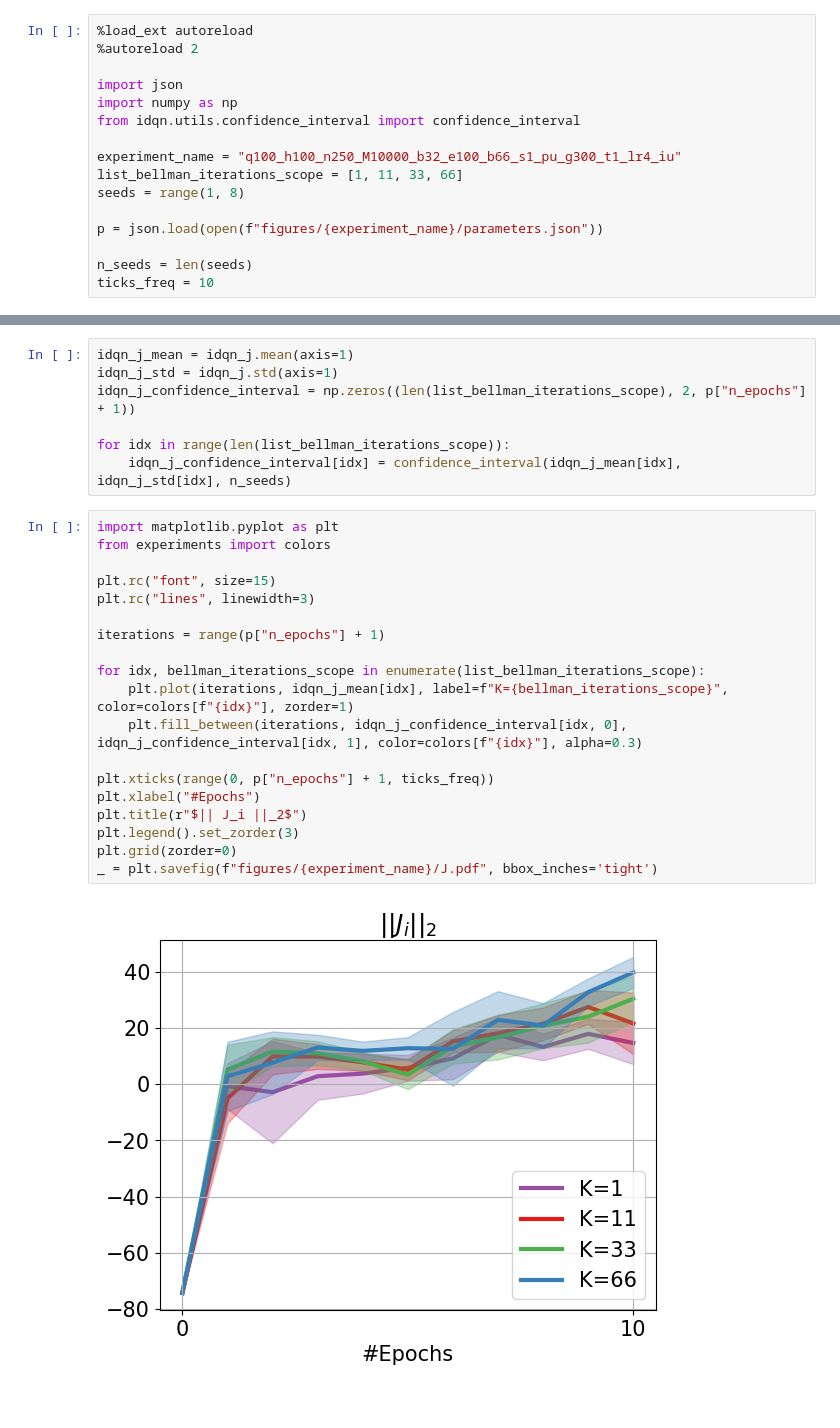
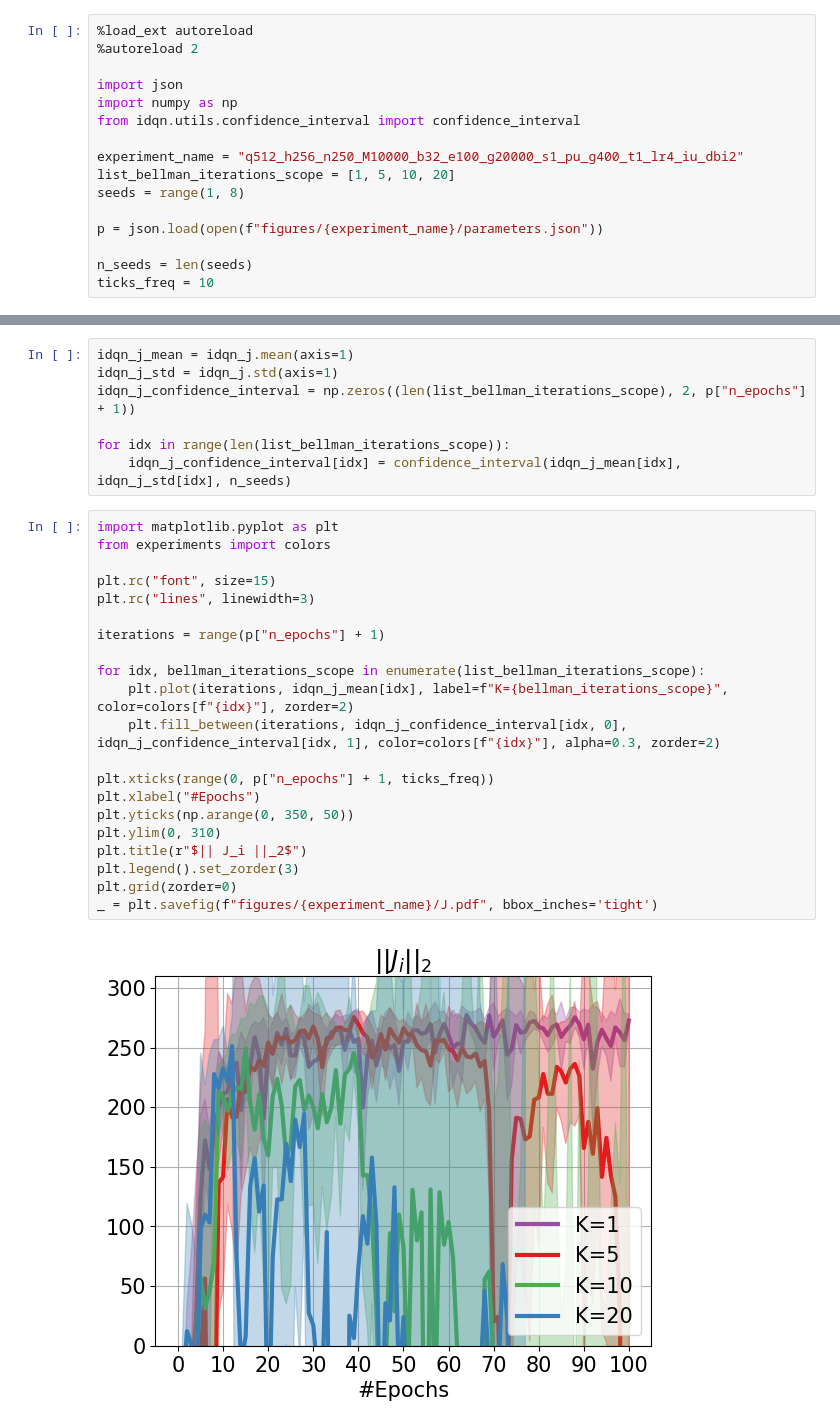
Before and after one commit to theovincent/i-DQN, a Jupyter notebook: experiments/lunar_lander/plots.ipynb, the cells around one changed output, grey strips where cells are left out. Saved outputs shown, nothing was run; the diff lists cells and outputs as text.

```diff
--- a/experiments/lunar_lander/plots.ipynb
+++ b/experiments/lunar_lander/plots.ipynb
@@ -6,8 +6,8 @@ import json
 import numpy as np
 from idqn.utils.confidence_interval import confidence_interval
 
-experiment_name = "q100_h100_n250_M10000_b32_e100_b66_s1_pu_g300_t1_lr4_iu"
-list_bellman_iterations_scope = [1, 11, 33, 66]
+experiment_name = "q512_h256_n250_M10000_b32_e100_g20000_s1_pu_g400_t1_lr4_iu_dbi2"
+list_bellman_iterations_scope = [1, 5, 10, 20]
 seeds = range(1, 8)
 
 p = json.load(open(f"figures/{experiment_name}/parameters.json"))
@@ -37,21 +37,23 @@ for idx in range(len(list_bellman_iterations_scope)):
 # %%
 import matplotlib.pyplot as plt
 from experiments import colors
 
 plt.rc("font", size=15)
 plt.rc("lines", linewidth=3)
 
 iterations = range(p["n_epochs"] + 1)
 
 for idx, bellman_iterations_scope in enumerate(list_bellman_iterations_scope):
-    plt.plot(iterations, idqn_j_mean[idx], label=f"K={bellman_iterations_scope}", color=colors[f"{idx}"], zorder=1)
-    plt.fill_between(iterations, idqn_j_confidence_interval[idx, 0], idqn_j_confidence_interval[idx, 1], color=colors[f"{idx}"], alpha=0.3)
+    plt.plot(iterations, idqn_j_mean[idx], label=f"K={bellman_iterations_scope}", color=colors[f"{idx}"], zorder=2)
+    plt.fill_between(iterations, idqn_j_confidence_interval[idx, 0], idqn_j_confidence_interval[idx, 1], color=colors[f"{idx}"], alpha=0.3, zorder=2)
 
 plt.xticks(range(0, p["n_epochs"] + 1, ticks_freq))
 plt.xlabel("#Epochs")
+plt.yticks(np.arange(0, 350, 50))
+plt.ylim(0, 310)
 plt.title(r"$|| J_i ||_2$")
 plt.legend().set_zorder(3)
 plt.grid(zorder=0)
 _ = plt.savefig(f"figures/{experiment_name}/J.pdf", bbox_inches='tight')
 # %% [output]
-[figure, old version]
+[figure, new version]
```
Also changed, not shown: 2 other files.
